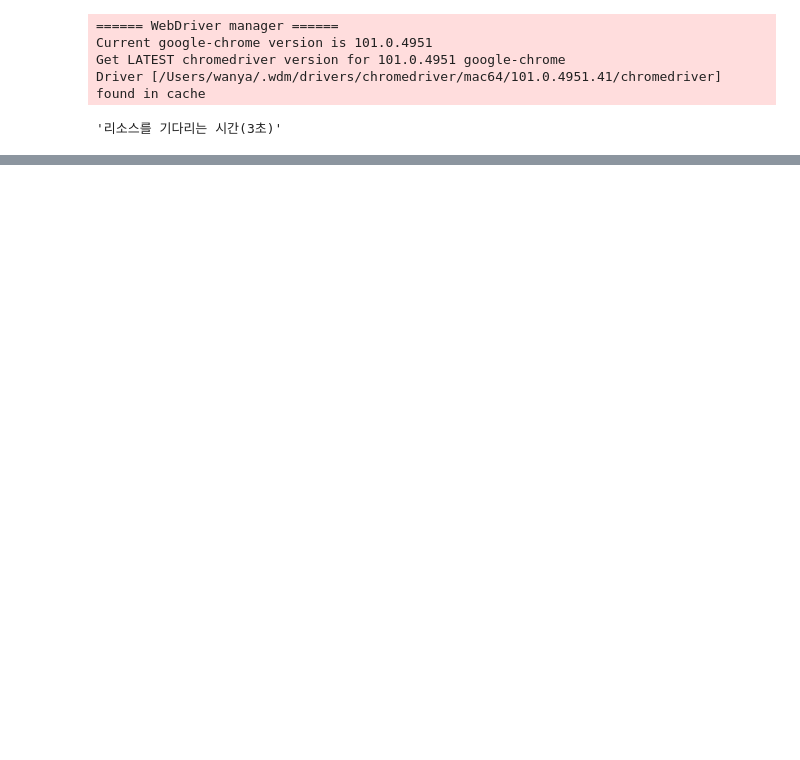
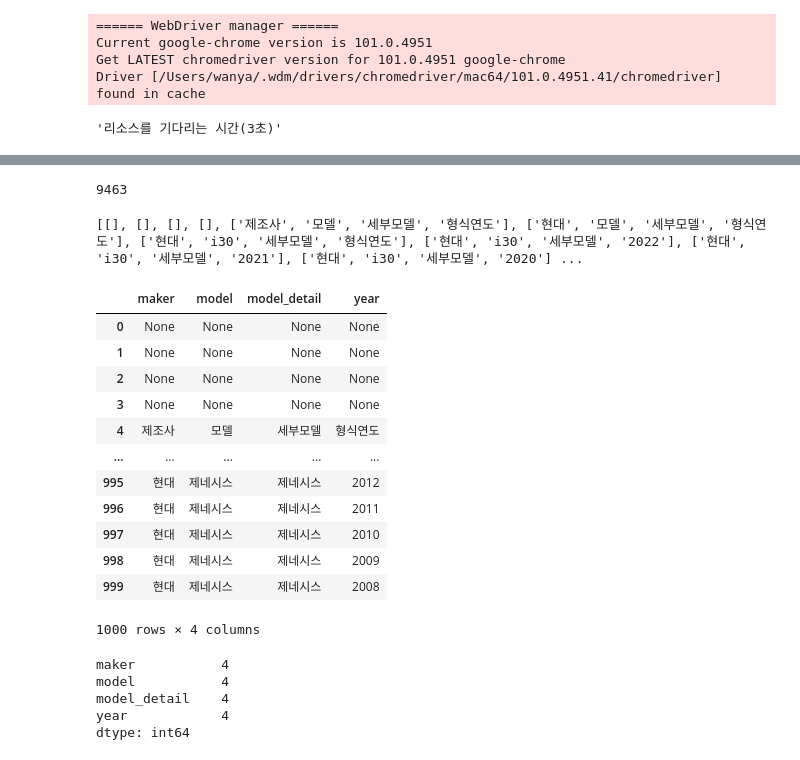
Before and after one commit to kimpanjung/Simple_Car_model_crawling, a Jupyter notebook: Encar.ipynb, the cells around one changed output, grey strips where cells are left out. Cells and saved outputs as stored; diff of their text form; code cells hidden in the pictures; blank space fills up the shorter version.

```diff
--- a/Encar.ipynb
+++ b/Encar.ipynb
@@ -43,6 +43,11 @@ Driver [/Users/wanya/.wdm/drivers/chromedriver/mac64/101.0.4951.41/chromedriver]
 from selenium.webdriver.support.select import Select
 
 # 1. 제조사
+car_list = [[], [], [], []]
+
+hide_keyword = ['제조사', '모델', '세부모델',' 형식연도']
+
+
 select = Select(driver.find_element(By.ID, 'mnfccd'))
 for opt in select.options:
     #get option text
@@ -66,13 +71,24 @@ for opt in select.options:
                     select_3.select_by_visible_text(opt_3.text)
                     select_4 = Select(driver.find_element(By.ID, 'caryear'))
                     for opt_4 in select_4.options:
-                        print(opt_4.text)
+                        # print(opt_4.text)
+
+                        check_opt_2 = opt_4.text not in hide_keyword
+                        if check_opt_2:
+                            print(opt_4.text)
+                            car_list.append([opt.text, opt_2.text, opt_3.text, opt_4.text])
+
 
             except Exception as E:
                 # 3. 모델 -> 세부모델 선택 없을 때
                 select_3 = Select(driver.find_element(By.ID, 'caryear'))
                 for opt_3 in select_3.options:
-                    print(opt_3.text)
+                    # print(opt_3.text)
+                    check_opt_3= opt_3.text not in hide_keyword
+                    if check_opt_3:
+                        print(opt_3.text)
+                        car_list.append([opt.text, opt_2.text, '', opt_3.text])
+
 
     except Exception as E:
         # 2-1. 제조사 -> 모델 x,
@@ -85,7 +101,15 @@ for opt in select.options:
             # 3. 모델 -> 세부모델 선택
             select_3 = Select(driver.find_element(By.ID, 'caryear'))
             for opt_3 in select_3.options:
-                print(opt_3.text)
+                # print(opt_3.text)
+
+                                    # print(opt_3.text)
+                check_opt_3= opt_3.text not in hide_keyword
+                if check_opt_3:
+                    print(opt_3.text)
+                    car_list.append([opt.text, opt_2.text, '', opt_3.text])
+                    # car_list.append([opt.text, opt_2.text, '', opt_3.text])
+
                 # select_3.select_by_visible_text(opt_3.text)
 
 
@@ -231,0 +146,35 @@ Stacktrace:
+# %%
+len(car_list)
+# %% [output]
+9463
+# %%
+print(car_list)
+# %% [output]
+[[], [], [], [], ['제조사', '모델', '세부모델', '형식연도'], ['현대', '모델', '세부모델', '형식연도'], ['현대', 'i30', '세부모델', '형식연도'], ['현대', 'i30', '세부모델', '2022'], ['현대', 'i30', '세부모델', '2021'], ['현대', 'i30', '세부모델', '2020'] ...
+# %%
+import pandas as pd
+df = pd.DataFrame(car_list, columns=['maker', 'model', 'model_detail', 'year'])
+# %%
+df.head(1000)
+# %% [output]
+|  | maker | model | model_detail | year |
+| 0 | None | None | None | None |
+| 1 | None | None | None | None |
+| 2 | None | None | None | None |
+| 3 | None | None | None | None |
+| 4 | 제조사 | 모델 | 세부모델 | 형식연도 |
+| ... | ... | ... | ... | ... |
+| 995 | 현대 | 제네시스 | 제네시스 | 2012 |
+| 996 | 현대 | 제네시스 | 제네시스 | 2011 |
+| 997 | 현대 | 제네시스 | 제네시스 | 2010 |
+| 998 | 현대 | 제네시스 | 제네시스 | 2009 |
+| 999 | 현대 | 제네시스 | 제네시스 | 2008 |
+1000 rows × 4 columns
+# %%
+df.isnull().sum()
+# %% [output]
+maker           4
+model           4
+model_detail    4
+year            4
+dtype: int64
```
Also changed, not shown: parts of 6 cells of this notebook.
